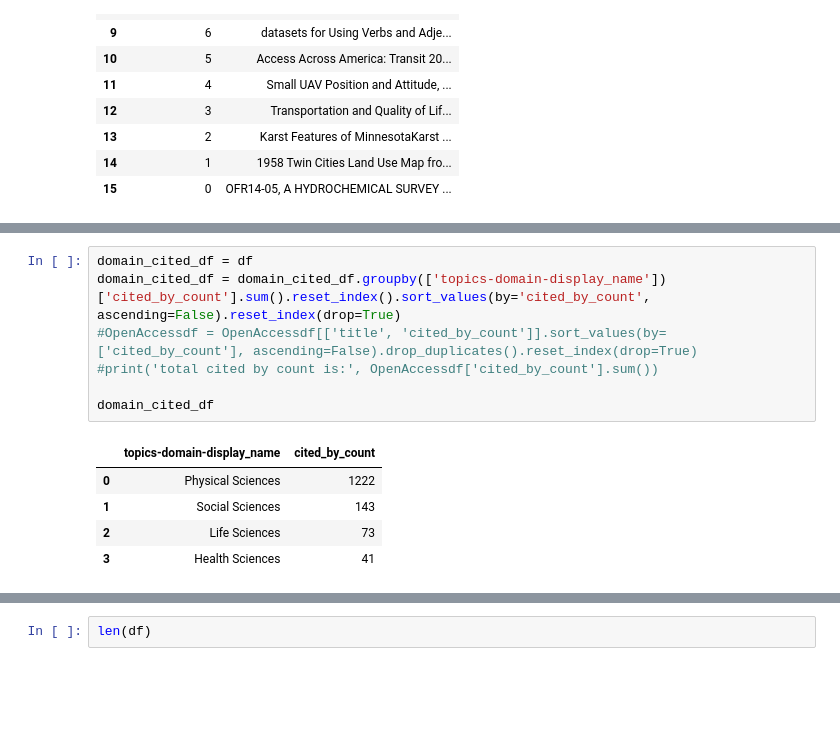
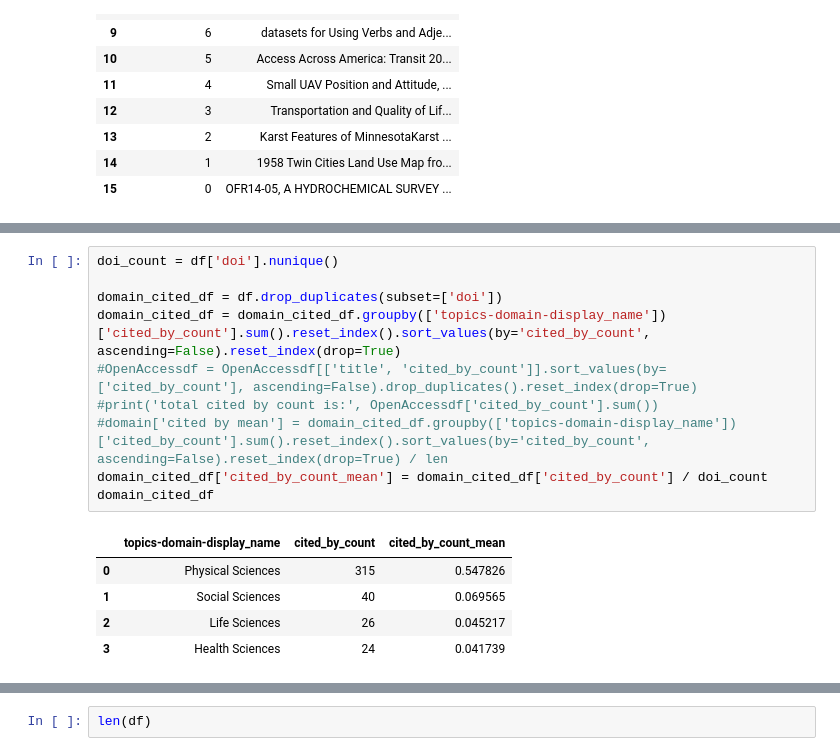
Before and after one commit to senderrr/OpenAlex, a Jupyter notebook: OpenAlexSourceVisuals.ipynb, the cells around one changed output, grey strips where cells are left out. Cells and saved outputs as stored; diff of their text form; blank space fills up the shorter version.

```diff
--- a/OpenAlexSourceVisuals.ipynb
+++ b/OpenAlexSourceVisuals.ipynb
@@ -381,13 +385,16 @@ df.head(5)
 # %%
-domain_cited_df = df
+doi_count = df['doi'].nunique()
+
+domain_cited_df = df.drop_duplicates(subset=['doi'])
 domain_cited_df = domain_cited_df.groupby(['topics-domain-display_name'])['cited_by_count'].sum().reset_index().sort_values(by='cited_by_count', ascending=False).reset_index(drop=True)
 #OpenAccessdf = OpenAccessdf[['title', 'cited_by_count']].sort_values(by=['cited_by_count'], ascending=False).drop_duplicates().reset_index(drop=True)
 #print('total cited by count is:', OpenAccessdf['cited_by_count'].sum())
-
+#domain['cited by mean'] = domain_cited_df.groupby(['topics-domain-display_name'])['cited_by_count'].sum().reset_index().sort_values(by='cited_by_count', ascending=False).reset_index(drop=True) / len
+domain_cited_df['cited_by_count_mean'] = domain_cited_df['cited_by_count'] / doi_count
 domain_cited_df
 # %% [output]
-|  | topics-domain-display_name | cited_by_count |
-| 0 | Physical Sciences | 1222 |
-| 1 | Social Sciences | 143 |
-| 2 | Life Sciences | 73 |
-| 3 | Health Sciences | 41 |
+|  | topics-domain-display_name | cited_by_count | cited_by_count_mean |
+| 0 | Physical Sciences | 315 | 0.547826 |
+| 1 | Social Sciences | 40 | 0.069565 |
+| 2 | Life Sciences | 26 | 0.045217 |
+| 3 | Health Sciences | 24 | 0.041739 |
```
Also changed, not shown: parts of 13 cells of this notebook.
